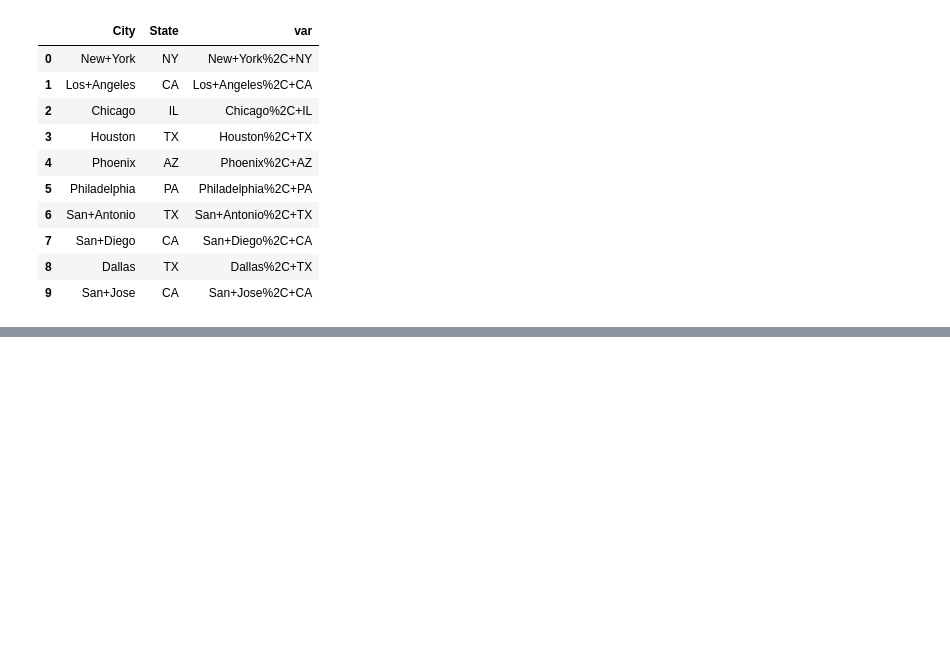
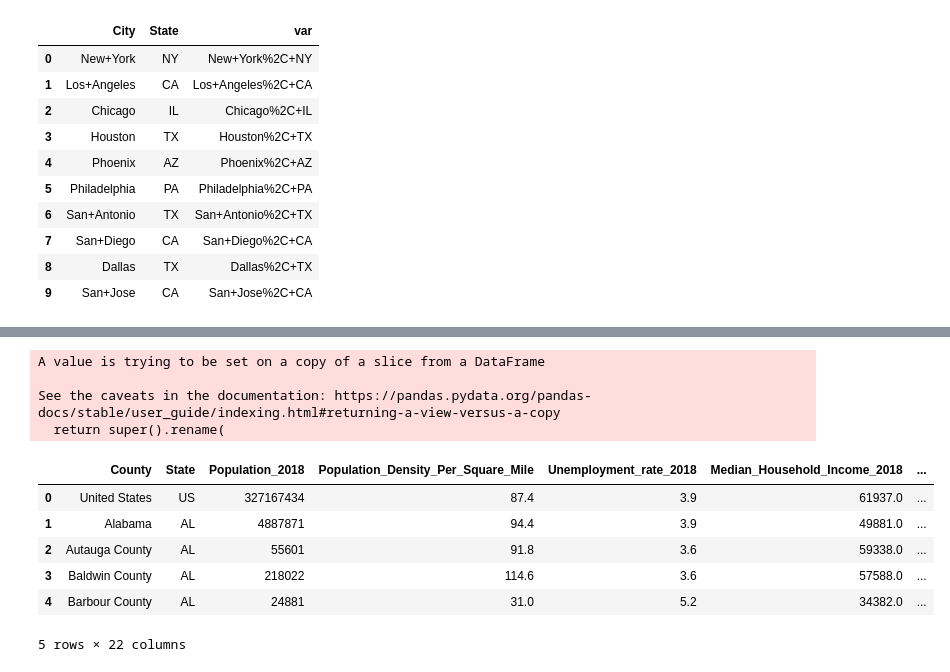
Before and after one commit to RHartley09/Project_1, a Jupyter notebook: JPB-conversion-import-TEST.ipynb, the cells around one changed output, grey strips where cells are left out. Drawn from its saved outputs; the diff is of its cells as text; code cells hidden in the pictures; blank space fills up the shorter version.

```diff
--- a/JPB-conversion-import-TEST.ipynb
+++ b/JPB-conversion-import-TEST.ipynb
@@ -59,0 +70,3 @@ city_weather_df  = pd.read_csv(csv_path, encoding="utf-8")
+# %%
+clean_county1_df = cov_counties_1_df[['Area_Name', 'State', 'POP_ESTIMATE_2018', 'Density per square mile of land area - Population', 'Unemployment_rate_2018', 'Median_Household_Income_2018', 'Total_Male', 'Total_Female', 'Total_age0to17', 'Male_age0to17', 'Female_age0to17', 'Total_age18to64', 'Male_age18to64', 'Female_age18to64', 'Total_age65plus', 'Male_age65plus', 'Female_age65plus', 'Total_age85plusr', 'Male_age85plusr', 'Female_age85plusr', 'ICU Beds', 'transit_scores - population weighted averages aggregated from town/city level to county']]
+clean_county1_df.head()
@@ -59,0 +81,20 @@ city_weather_df  = pd.read_csv(csv_path, encoding="utf-8")
+# %%
+clean_county1_df.rename(columns={"Area_Name": "County",
+                                 "POP_ESTIMATE_2018": "Population_2018",
+                                 "Density per square mile of land area - Population": "Population_Density_Per_Square_Mile",
+                                 "transit_scores - population weighted averages aggregated from town/city level to county": "Aggregate_Transit_Score",
+                                 "ICU Beds": "ICU_Beds"
+                                }, inplace=True)
+clean_county1_df.head()
+# %% [output]
+A value is trying to be set on a copy of a slice from a DataFrame
+
+See the caveats in the documentation: https://pandas.pydata.org/pandas-docs/stable/user_guide/indexing.html#returning-a-view-versus-a-copy
+  return super().rename(
+|  | County | State | Population_2018 | Population_Density_Per_Square_Mile | Unemployment_rate_2018 | Median_Household_Income_2018 | ... |
+| 0 | United States | US | 327167434 | 87.4 | 3.9 | 61937.0 | ... |
+| 1 | Alabama | AL | 4887871 | 94.4 | 3.9 | 49881.0 | ... |
+| 2 | Autauga County | AL | 55601 | 91.8 | 3.6 | 59338.0 | ... |
+| 3 | Baldwin County | AL | 218022 | 114.6 | 3.6 | 57588.0 | ... |
+| 4 | Barbour County | AL | 24881 | 31.0 | 5.2 | 34382.0 | ... |
+5 rows × 22 columns
```
Also changed, not shown: parts of 10 cells of this notebook, 7 other files.
